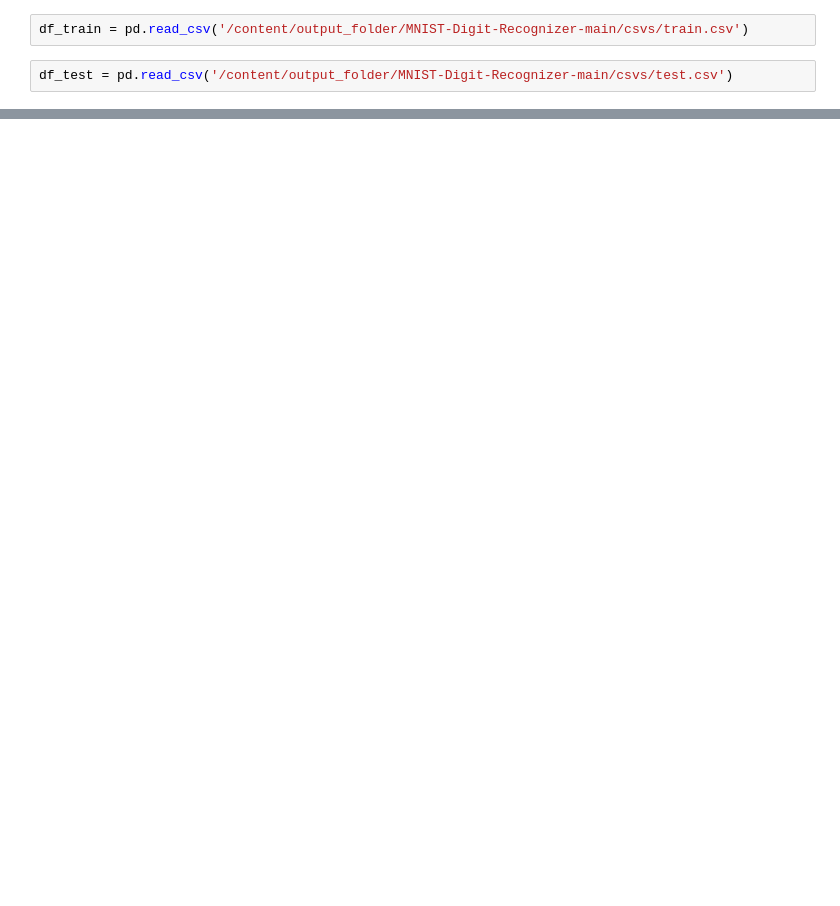
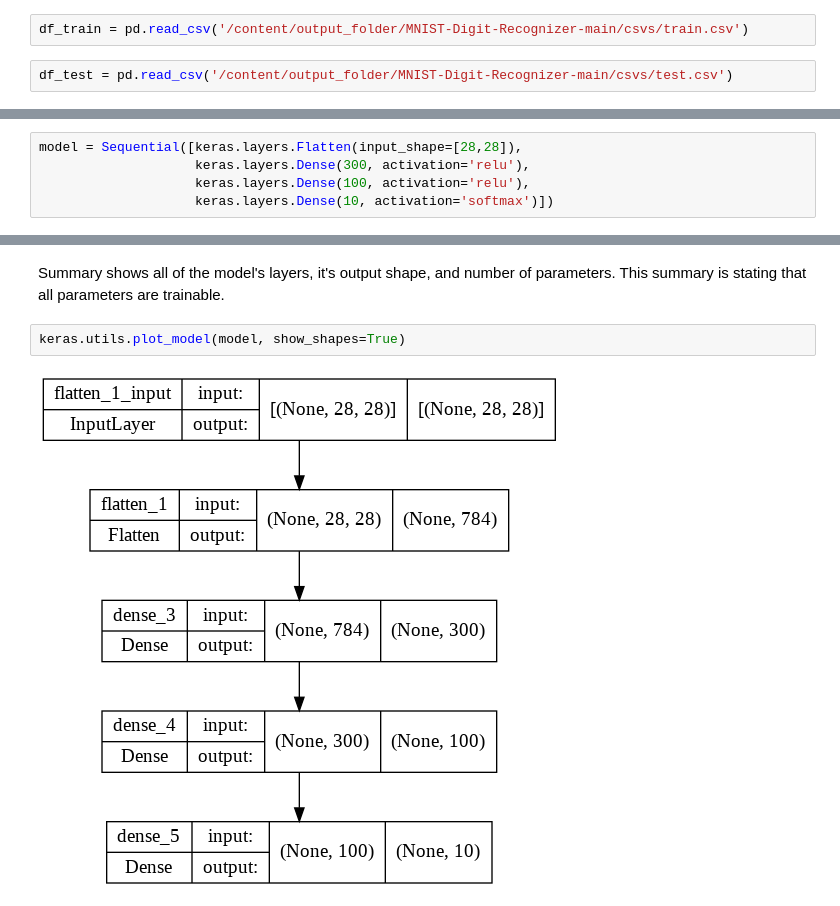
Before and after one commit to erinmcmahon26/MNIST-Digit-Recognizer, a Jupyter notebook: Digit_Recognizer_NN.ipynb, the cells around one changed output, grey strips where cells are left out. Cells and saved outputs as stored; diff of their text form; blank space fills up the shorter version.

Commit message:
Added first model code

```diff
--- a/Digit_Recognizer_NN.ipynb
+++ b/Digit_Recognizer_NN.ipynb
@@ -41,0 +96,5 @@ x_test = x_test/255
+# %%
+model = Sequential([keras.layers.Flatten(input_shape=[28,28]),
+                    keras.layers.Dense(300, activation='relu'),
+                    keras.layers.Dense(100, activation='relu'),
+                    keras.layers.Dense(10, activation='softmax')])
@@ -41,0 +127,6 @@ x_test = x_test/255
+# %% [markdown]
+Summary shows all of the model's layers, it's output shape, and number of parameters. This summary is stating that all parameters are trainable.
+# %%
+keras.utils.plot_model(model, show_shapes=True)
+# %% [output]
+[figure, added]
```
Also changed, not shown: parts of 17 cells of this notebook.
